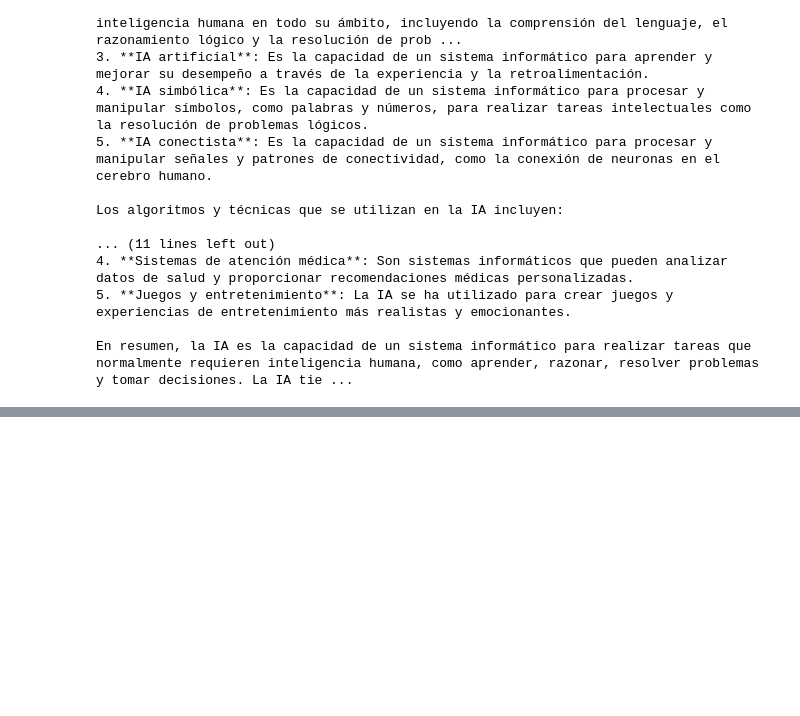
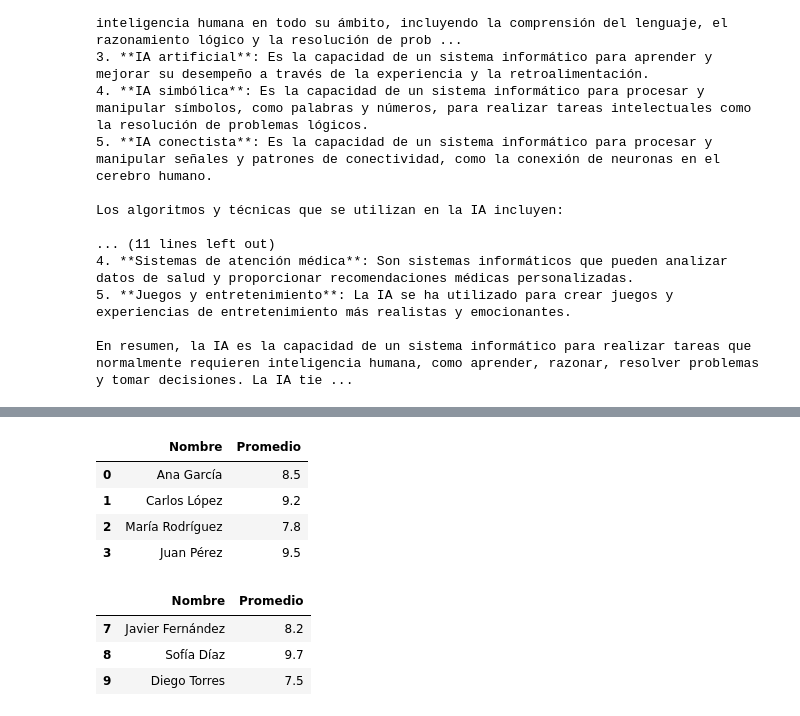
Before and after one commit to Rafael-Diaz-O/Python_pratica, a Jupyter notebook: Untitled3.ipynb, the cells around one changed output, grey strips where cells are left out. Drawn from its saved outputs; the diff is of its cells as text; code cells hidden in the pictures; blank space fills up the shorter version.

```diff
--- a/Untitled3.ipynb
+++ b/Untitled3.ipynb
@@ -963,0 +1078,15 @@ Es importante destacar que la IA no es una sola entidad, sino un conjunto de tec
+# %%
+df.head(4) #Grafica la cantidas de elementos que le indiquemos
+# %% [output]
+|  | Nombre | Promedio |
+| 0 | Ana García | 8.5 |
+| 1 | Carlos López | 9.2 |
+| 2 | María Rodríguez | 7.8 |
+| 3 | Juan Pérez | 9.5 |
+# %%
+df.tail(3) #Me muestra los 3 ultimos o los ultimos que indique
+# %% [output]
+|  | Nombre | Promedio |
+| 7 | Javier Fernández | 8.2 |
+| 8 | Sofía Díaz | 9.7 |
+| 9 | Diego Torres | 7.5 |
```
Also changed, not shown: parts of 30 cells of this notebook.
